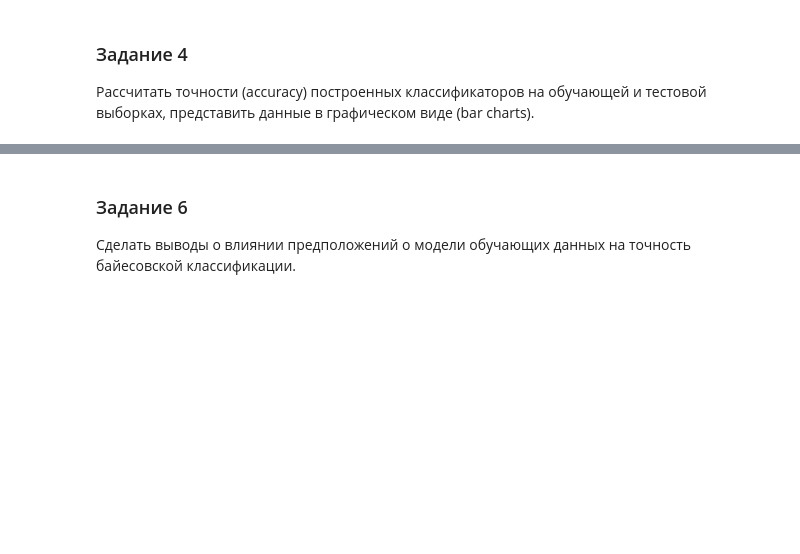
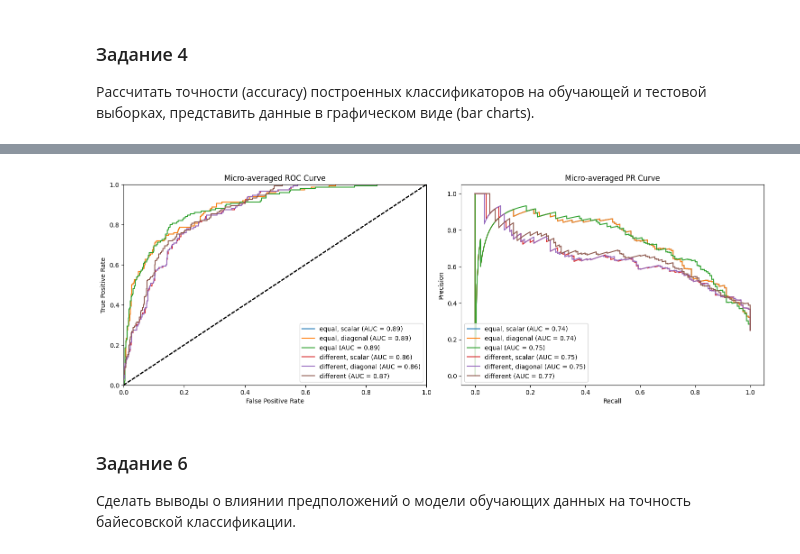
Before and after one commit to nekit2-002/ml-labs, a Jupyter notebook: laba2/laba2.ipynb, the cells around one changed output, grey strips where cells are left out. Saved outputs shown, nothing was run; the diff lists cells and outputs as text; code cells hidden in the pictures; blank space fills up the shorter version.

```diff
--- a/laba2/laba2.ipynb
+++ b/laba2/laba2.ipynb
@@ -478,3 +494,51 @@ plt.show()
+# %%
+# Функция для построения ROC и PR кривых
+def plot_roc_pr_curves(classifiers, X_train, y_train, X_test, y_test):
+    plt.figure(figsize=(15, 10))
+
+    # Micro-averaged ROC and PR curves
+    for name, clf in classifiers.items():
+        # Получаем вероятности для тестовой выборки
+        test_predictions, _ = clf.predict_all(X_test)
+
+        # Бинаризация меток
+        y_test_binarized = label_binarize(y_test, classes=np.unique(y_train))
+        y_score = np.array([pred for pred in test_predictions])
+
+        # ROC
+        fpr, tpr, _ = roc_curve(y_test_binarized.ravel(), y_score.ravel())
+        roc_auc = auc(fpr, tpr)
+
+        # PR
+        precision, recall, _ = precision_recall_curve(y_test_binarized.ravel(), y_score.ravel())
+        pr_auc = average_precision_score(y_test_binarized, y_score)
+
+        # Plot ROC curve
+        plt.subplot(2, 2, 1)
+        plt.plot(fpr, tpr, label=f'{name} (AUC = {roc_auc:.2f})')
+        plt.plot([0, 1], [0, 1], 'k--')
+        plt.xlim([0.0, 1.0])
+        plt.ylim([0.0, 1.0])
+        plt.xlabel('False Positive Rate')
+        plt.ylabel('True Positive Rate')
+        plt.title('Micro-averaged ROC Curve')
+        plt.legend(loc='lower right')
+
+        # Plot PR curve
+        plt.subplot(2, 2, 2)
+        plt.plot(recall, precision, label=f'{name} (AUC = {pr_auc:.2f})')
+        plt.xlabel('Recall')
+        plt.ylabel('Precision')
+        plt.title('Micro-averaged PR Curve')
+        plt.legend(loc='lower left')
+
+    plt.tight_layout()
+    plt.show()
+
+# Вызываем функцию для построения кривых
+plot_roc_pr_curves(classifiers, X_train, y_train, X_test, y_test)
+# %% [output]
+[figure, added]
 # %% [markdown]
 ### Задание 6
 Сделать выводы о влиянии предположений о модели обучающих данных на точность байесовской классификации.
```
Also changed, not shown: parts of 10 cells of this notebook.
